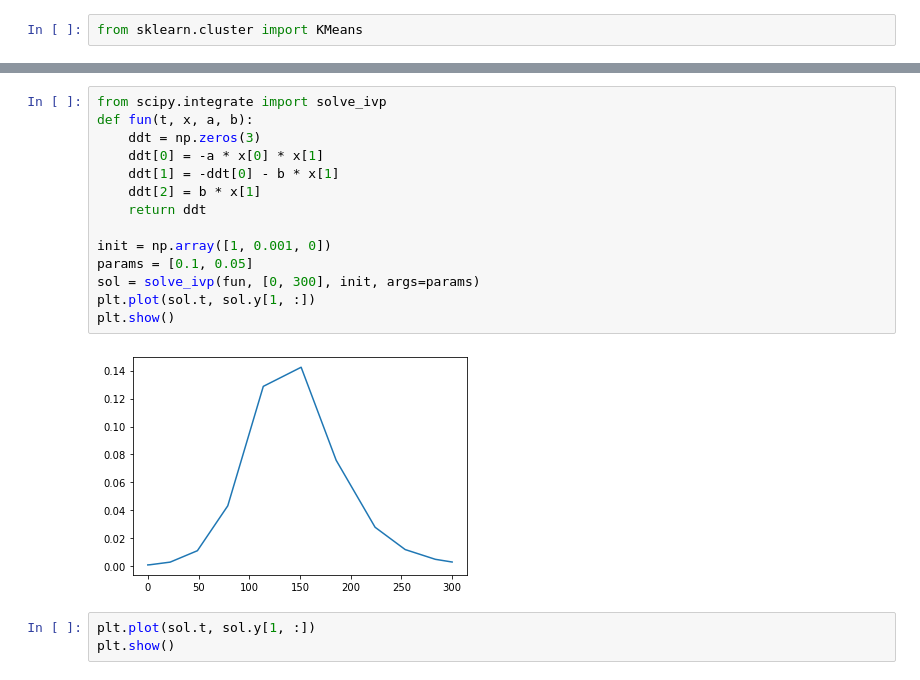
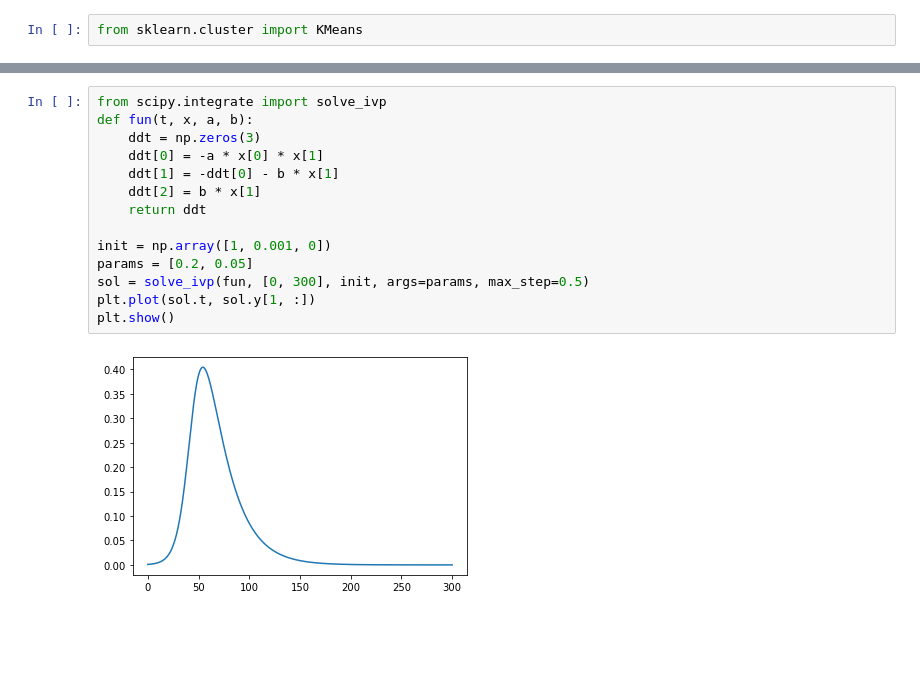
Before and after one commit to JeromeTroy/gsg_project_5, a Jupyter notebook: Exploration.ipynb, the cells around one changed output, grey strips where cells are left out. Saved outputs shown, nothing was run; the diff lists cells and outputs as text; blank space fills up the shorter version.

```diff
--- a/Exploration.ipynb
+++ b/Exploration.ipynb
@@ -143,19 +165,16 @@ plt.show()
 # %%
 from scipy.integrate import solve_ivp
 def fun(t, x, a, b):
     ddt = np.zeros(3)
     ddt[0] = -a * x[0] * x[1]
     ddt[1] = -ddt[0] - b * x[1]
     ddt[2] = b * x[1]
     return ddt
 
 init = np.array([1, 0.001, 0])
-params = [0.1, 0.05]
-sol = solve_ivp(fun, [0, 300], init, args=params)
+params = [0.2, 0.05]
+sol = solve_ivp(fun, [0, 300], init, args=params, max_step=0.5)
 plt.plot(sol.t, sol.y[1, :])
 plt.show()
 # %% [output]
-[figure, old version]
+[figure, new version]
-# %%
-plt.plot(sol.t, sol.y[1, :])
-plt.show()
```
Also changed, not shown: parts of 9 cells of this notebook, 4 other files.
